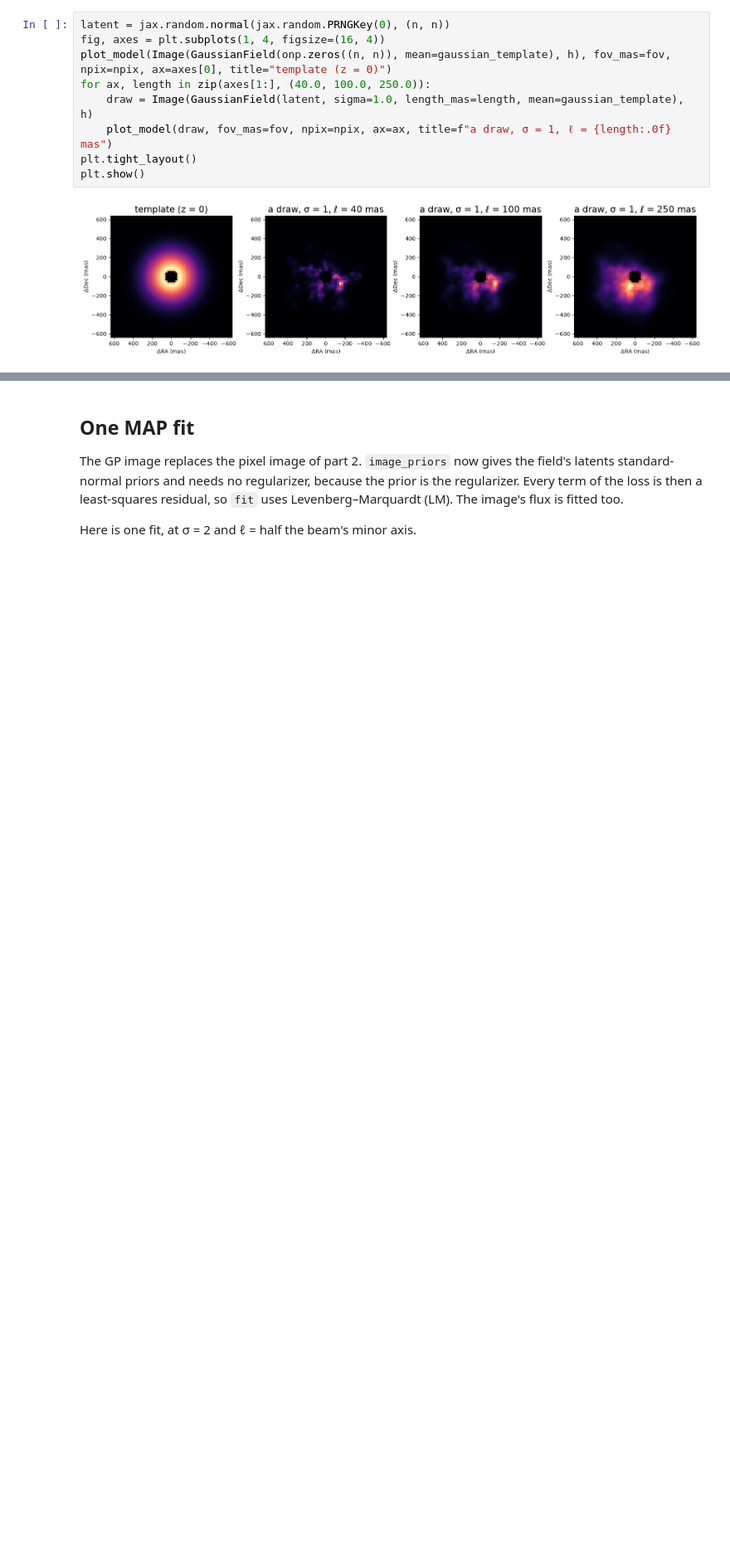
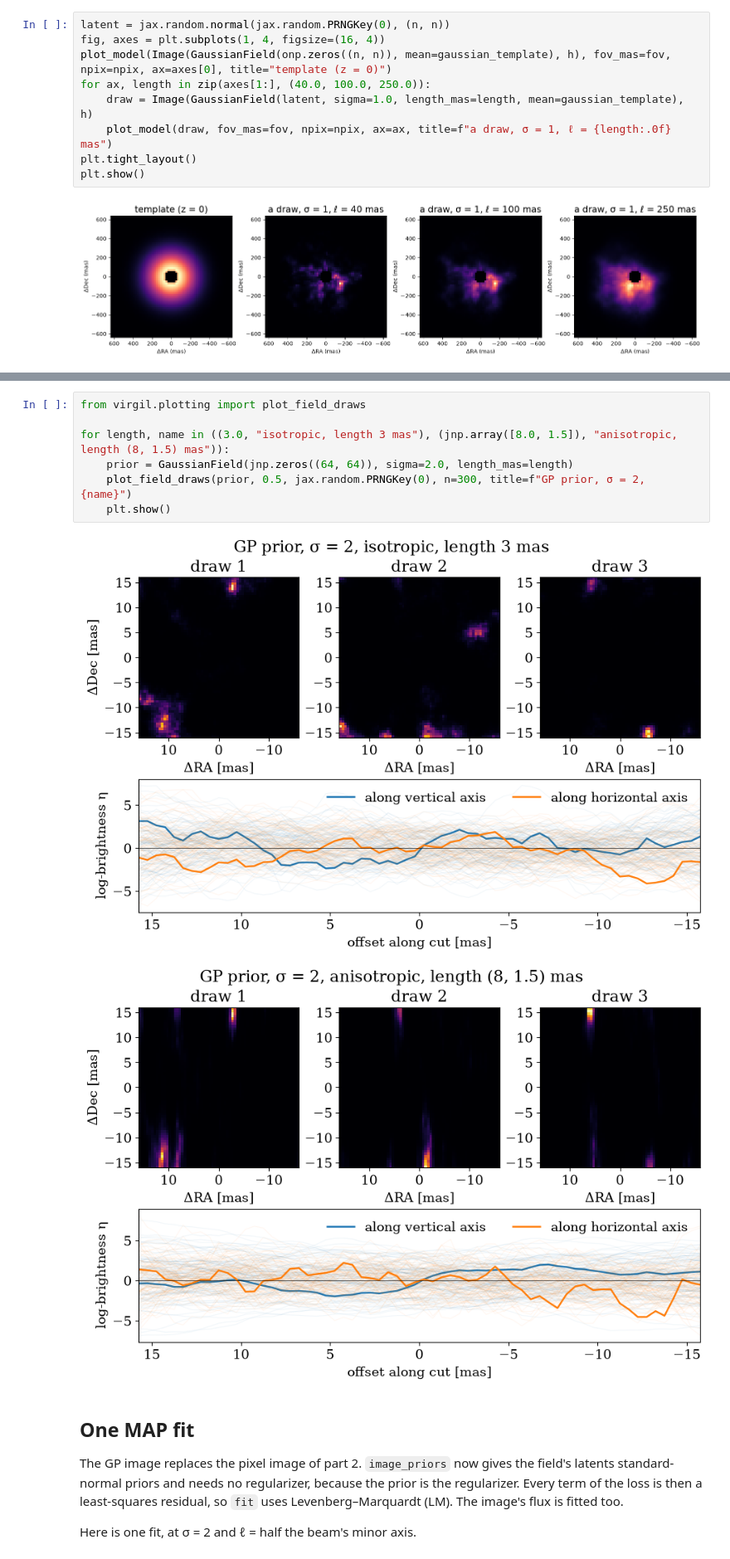
Before and after one commit to benjaminpope/drpangloss, a Jupyter notebook: notebooks/imaging_gp.ipynb, the cells around one changed output, grey strips where cells are left out. Shown at 83% size. Saved outputs shown, nothing was run; the diff lists cells and outputs as text; blank space fills up the shorter version.

Commit message:
plotting: plot_field_draws for GP image priors and posteriors, with docs figures
Co-Authored-By: Claude Sonnet 5.5 <noreply@anthropic.com>

```diff
--- a/notebooks/imaging_gp.ipynb
+++ b/notebooks/imaging_gp.ipynb
@@ -78,3 +80,13 @@ plt.show()
+# %%
+from virgil.plotting import plot_field_draws
+
+for length, name in ((3.0, "isotropic, length 3 mas"), (jnp.array([8.0, 1.5]), "anisotropic, length (8, 1.5) mas")):
+    prior = GaussianField(jnp.zeros((64, 64)), sigma=2.0, length_mas=length)
+    plot_field_draws(prior, 0.5, jax.random.PRNGKey(0), n=300, title=f"GP prior, σ = 2, {name}")
+    plt.show()
+# %% [output]
+[figure, added]
+[figure, added]
 # %% [markdown]
 ## One MAP fit
 
```
Also changed, not shown: parts of 1 cell of this notebook, 16 other files.
